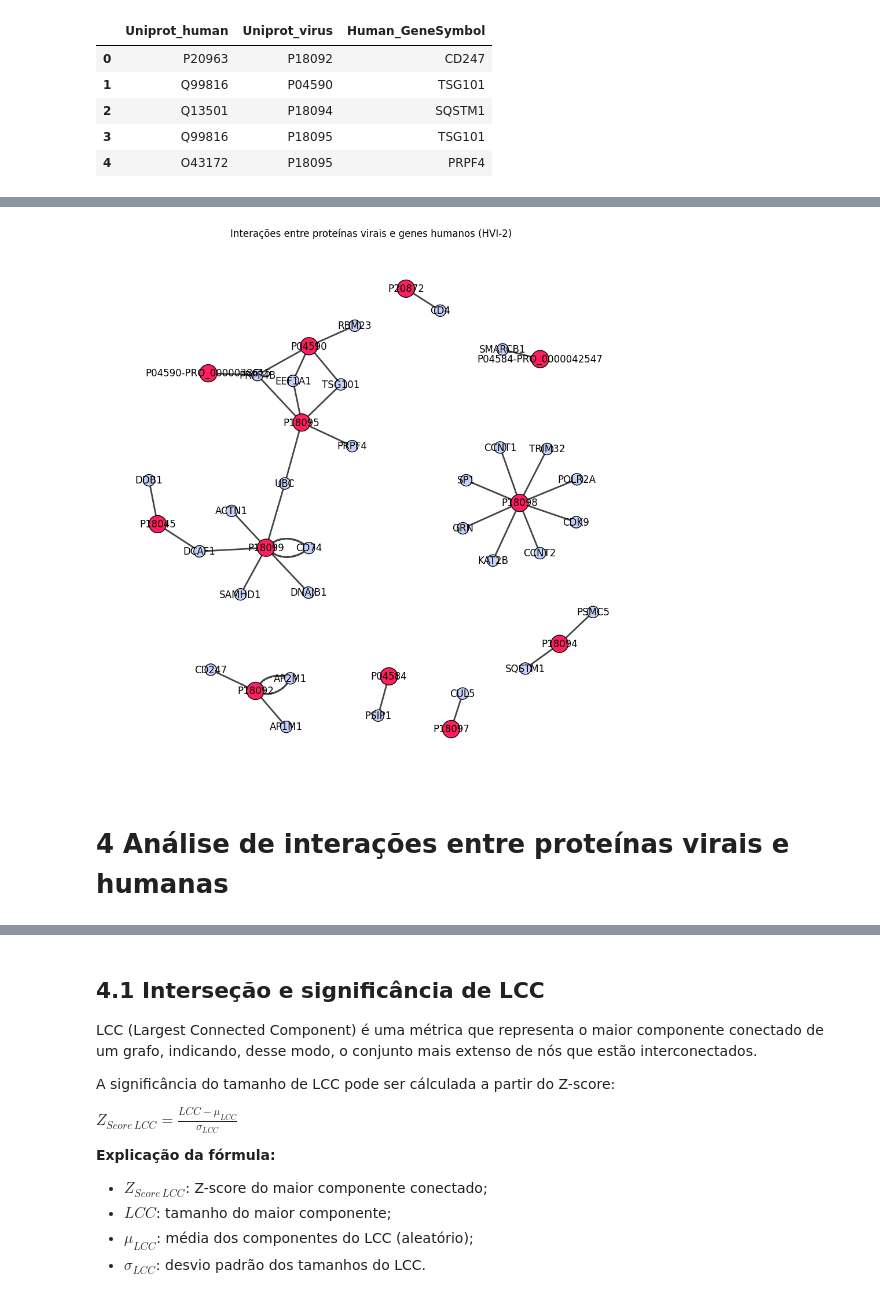
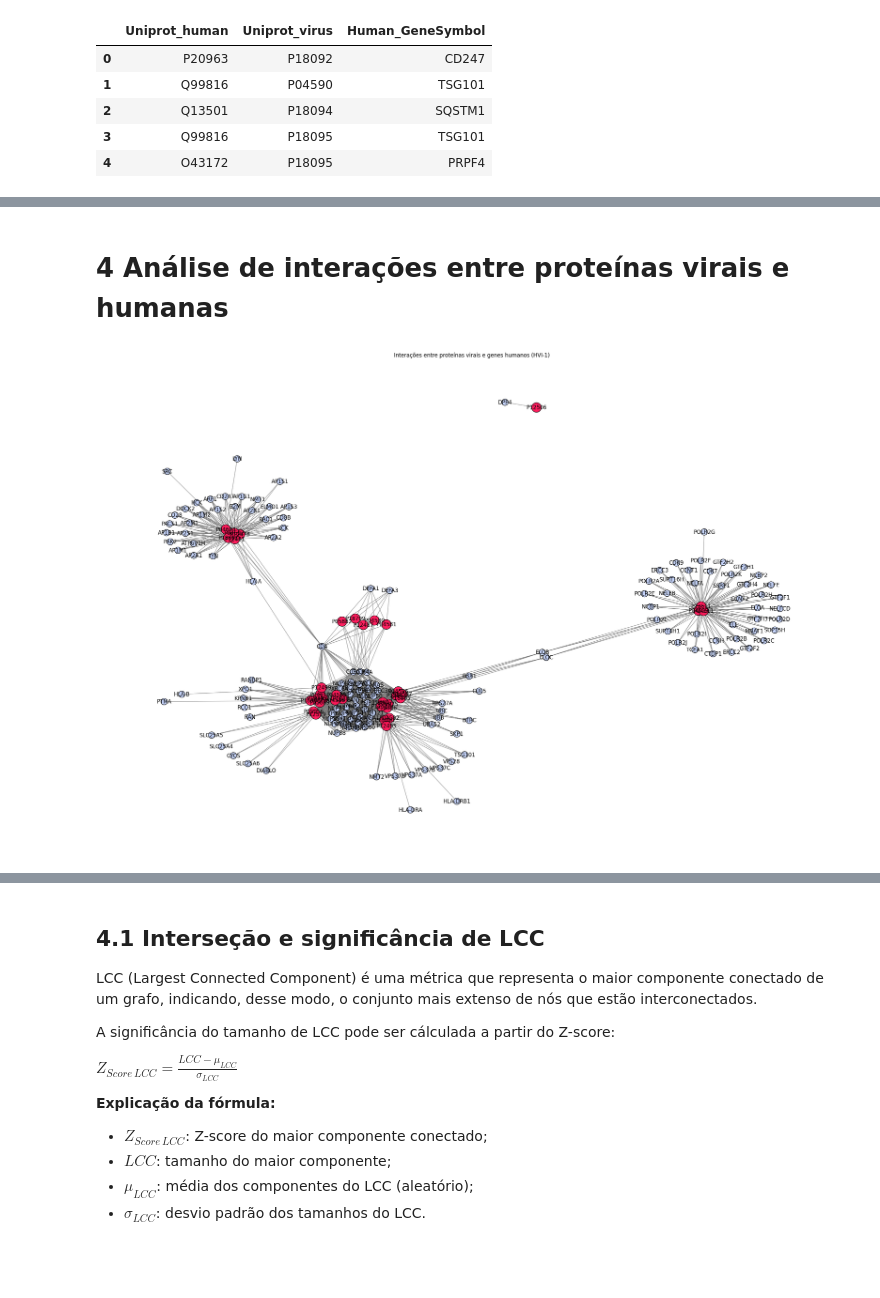
Before and after one commit to strawndri/ic-drug-repurposing, a Jupyter notebook: notebook.ipynb, the cells around one changed output, grey strips where cells are left out. Saved outputs shown, nothing was run; the diff lists cells and outputs as text; code cells hidden in the pictures; blank space fills up the shorter version.

```diff
--- a/notebook.ipynb
+++ b/notebook.ipynb
@@ -53,7 +64,7 @@ dictionary.head()
 # %% [markdown]
 # 2 Funções
 # %%
-def plot_gene_protein_graph(ppi_data, proteins, genes, title):
+def plot_gene_protein_graph(ppi_data, proteins, genes, title, sizeX, sizeY):
   g = Graph(directed=False)
 
   # vértices
@@ -77,17 +88,22 @@ def plot_gene_protein_graph(ppi_data, proteins, genes, title):
           if protein_name in name_to_index:
               g.add_edge(name_to_index[human_gene], name_to_index[protein_name])
 
-  # rótulos e cores
+  # rótulos e cores (vértices)
   g.vs['label'] = g.vs['name']
   color_dict = {'human': '#c2d1faf5', 'viral': '#ff1657f5'}
   g.vs['color'] = [color_dict[v_type] for v_type in g.vs['type']]
   g.vs['size'] = [30 if v_type == 'viral' else 20 for v_type in g.vs['type']]
 
-  layout = g.layout('kk')
+  # rótulos e cores (arestas)
+  g.es['color'] = "#7a7a7a"
+  g.es['width'] = 0.8
+
+  layout = g.layout('fr')
 
   # plotar o grafo
-  plt.figure(figsize=(12, 12))
-  plot(g, layout=layout, bbox=(800, 800), margin=20, target=plt.gca())
+  plt.figure(figsize=(sizeX, sizeY))
+  plot(g, layout=layout, bbox=(1000, 800), margin=10, target=plt.gca(),
+       edge_width=g.es['width'], edge_color=g.es['color'])
   plt.title(title)
   plt.show()
 # %%
@@ -211,6 +223,8 @@ plot_gene_protein_graph(ppi_hiv1MD, 'Uniprot_virus', 'Human_GeneSymbol', 'Intera
-# %%
-plot_gene_protein_graph(ppi_hiv2A, 'Uniprot_virus', 'Human_GeneSymbol', 'Interações entre proteínas virais e genes humanos (HVI-2)')
-# %% [output]
-[figure, removed]
 # %% [markdown]
 # 4 Análise de interações entre proteínas virais e humanas
+# %%
+plot_gene_protein_graph(ppi_hiv1MD, 'Uniprot_virus', 'Human_GeneSymbol',
+                        'Interações entre proteínas virais e genes humanos (HVI-1)',
+                        30, 20)
+# %% [output]
+[figure, added]
```
Also changed, not shown: parts of 4 cells of this notebook.
